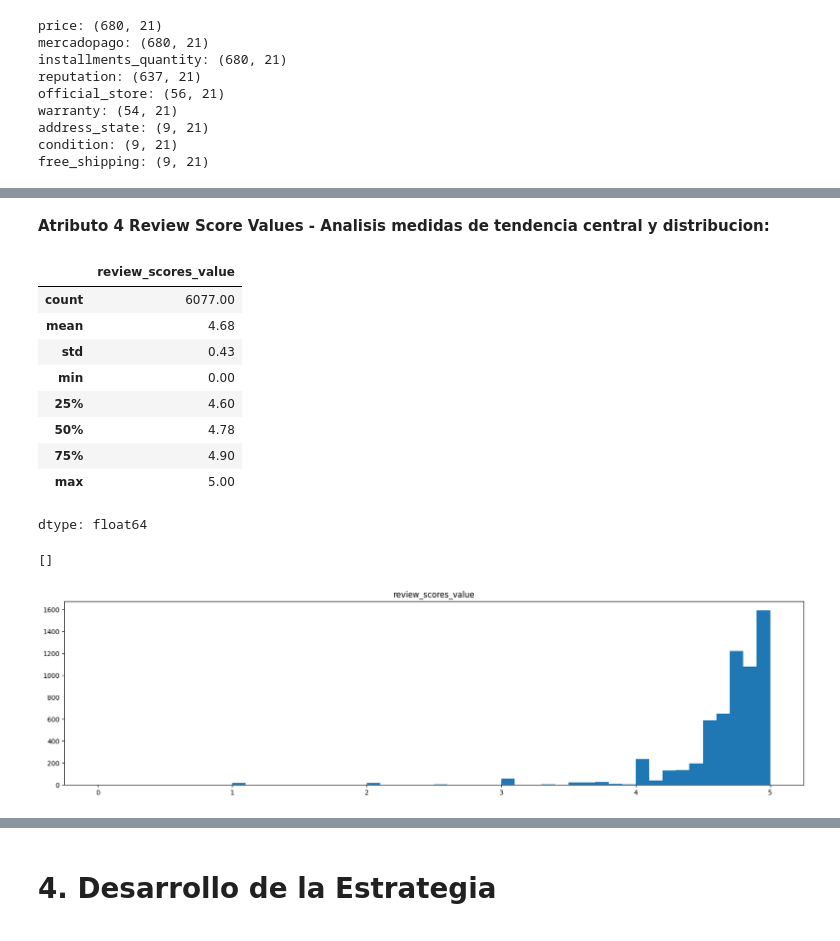
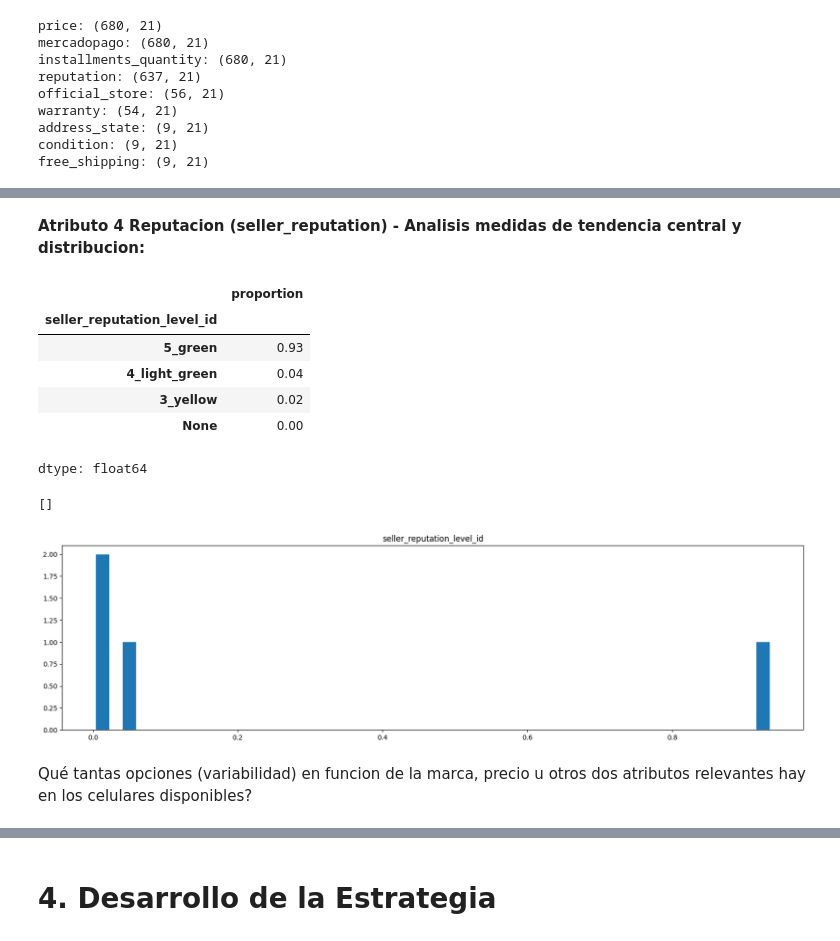
Before and after one commit to amrios80/eda-jobs, a Jupyter notebook: parcial1/parcial1.ipynb, the cells around one changed output, grey strips where cells are left out. Cells and saved outputs as stored; diff of their text form; code cells hidden in the pictures.

```diff
--- a/parcial1/parcial1.ipynb
+++ b/parcial1/parcial1.ipynb
@@ -431,24 +439,23 @@ plt.show()
 # %% [markdown]
-**Atributo 4  Review Score Values - Analisis medidas de tendencia central y distribucion:**
+**Atributo 4  Reputacion (seller_reputation) - Analisis medidas de tendencia central y distribucion:**
 # %%
-listings_df["review_scores_value"] = listings_df["review_scores_value"].astype(float)
-listings_df["review_scores_value"].describe(percentiles=[0.25, 0.5, 0.75])
+field="seller_reputation_level_id"
+total[field].value_counts(dropna=False, normalize=True)[:11]
 # %% [output]
-|  | review_scores_value |
-| count | 6077.00 |
-| mean | 4.68 |
-| std | 0.43 |
-| min | 0.00 |
-| 25% | 4.60 |
-| 50% | 4.78 |
-| 75% | 4.90 |
-| max | 5.00 |
+|  | proportion |
+| seller_reputation_level_id |  |
+| 5_green | 0.93 |
+| 4_light_green | 0.04 |
+| 3_yellow | 0.02 |
+| None | 0.00 |
 dtype: float64
 # %%
 plt.figure(figsize=(20, 5))
-plt.hist(listings_df.loc[listings_df["review_scores_value"] <= (q3 + 1.5 * iqr)]["review_scores_value"], bins=50)
-plt.title("review_scores_value")
+plt.hist(total[field].value_counts(dropna=False, normalize=True), bins=50)
+plt.title(field)
 plt.plot()
 # %% [output]
 []
-[figure, old version]
+[figure, new version]
+# %% [markdown]
+Qué tantas opciones (variabilidad) en funcion de la marca, precio u otros dos atributos relevantes hay en los celulares disponibles?
```
Also changed, not shown: parts of 14 cells of this notebook.
